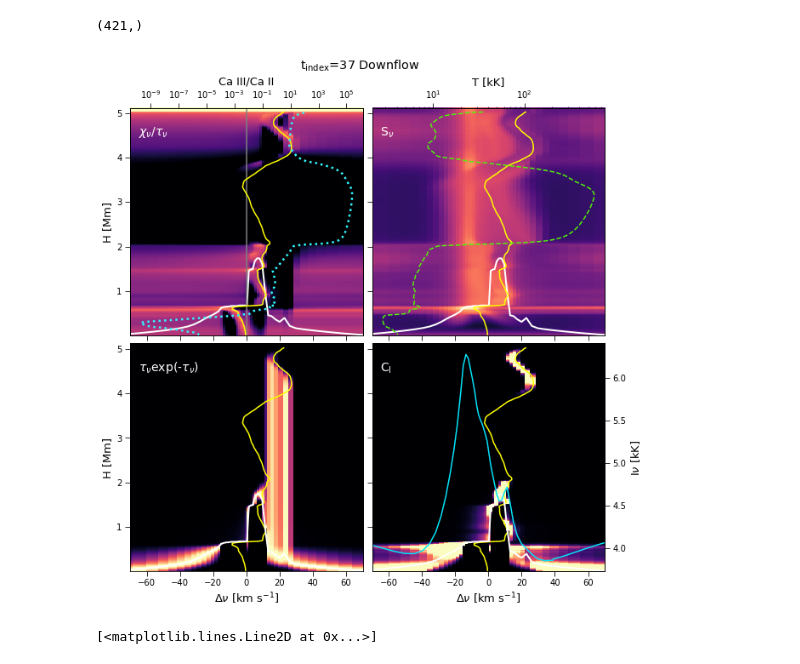
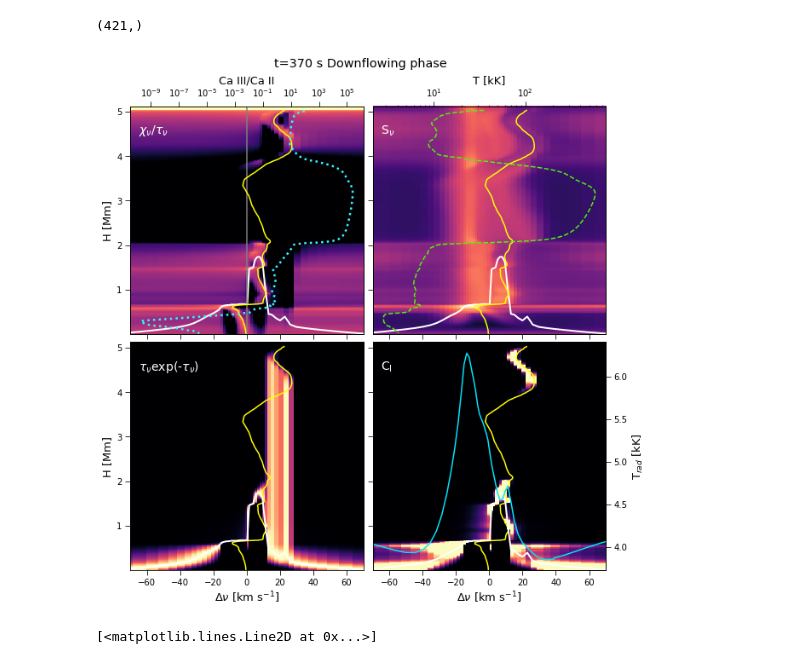
Before and after one commit to souvikita/Bifrost-simulation-analysis, a Jupyter notebook: Cont_func_Ca.ipynb, the cells around one changed output. Cells and saved outputs as stored; diff of their text form; code cells hidden in the pictures.

```diff
--- a/Cont_func_Ca.ipynb
+++ b/Cont_func_Ca.ipynb
@@ -343,7 +343,7 @@ z1[989:1410].shape
 xdopp_minmax=[-70,70]
 cmap1 = 'magma'
 fig, axs =plt.subplots(2,2,figsize=(10,10),facecolor='w', edgecolor='k')
-fig.suptitle(r't$_{\mathrm{index}}$=37 Downflow',va='center',y=0.95,size='x-large')
+fig.suptitle(r't=370 s Downflowing phase',va='center',y=0.95,size='x-large')
 fig.subplots_adjust(hspace = 0.04,wspace=0.04)
 axs=axs.ravel()
 
@@ -394,35 +394,35 @@ im2 = NonUniformImage(axs[2], interpolation='nearest', extent=[xdopp_minmax[0],x
 im2.set_data(x1,z1[:989:-1],np.flipud(np.squeeze((tau_factor_new_DRRE.T))))
 axs[2].set_xlim(-70,70)
 axs[2].set_ylim(z1[1410],5.11)
 axs[2].images.append(im2)
 axs[2].text(-65,4.5,r'$\tau_{\nu}$exp(-$\tau_{\nu}$)',color='white',size=14)
 axs[2].plot(-1*vel_juan[0,4866,37,989:1410]/1e3,z1[989:1410],color='yellow')
 axs[2].plot(dopp_cak,Tau_ht_new_DRRE[X_pix,Y_pix,indices[20:75]]/1e6,color='white',linewidth=2)
 axs[2].tick_params(direction='out', length=6,color='black')
 axs[2].set_ylabel('H [Mm]',fontsize=13)
 axs[2].set_xlabel(r'$\Delta$$\nu$ [km s$^{-1}$]',fontsize=13)
 
 norm4 = cm.colors.Normalize(vmax=7e-16, vmin=0)
 im3 = NonUniformImage(axs[3], interpolation='nearest', extent=[xdopp_minmax[0],xdopp_minmax[1],z1[1410],z1[989]],cmap=cmap1,norm=norm4)
 im3.set_data(x1,z1[:989:-1],np.flipud(np.squeeze((C_I_DRRE.T))))
 axs[3].set_xlim(-70,70)
 axs[3].set_ylim(z1[1410],5.11)
 axs[3].images.append(im3)
 axs[3].text(-65,4.5,r'C$_{\mathrm{I}}$',color='white',size=14)
 axs[3].plot(-1*vel_juan[0,4866,37,989:1410]/1e3,z1[989:1410],color='yellow')
 axs[3].plot(dopp_cak,Tau_ht_new_DRRE[X_pix,Y_pix,indices[20:75]]/1e6,color='white',linewidth=2)
 axs[3].tick_params(direction='out', length=6,color='black')
 axs[3].set_yticklabels([])
 axs[3].set_xlabel(r'$\Delta$$\nu$ [km s$^{-1}$]',fontsize=13)
 
 ax3=axs[3].twinx()
 #color ='tab:black'
-ax3.set_ylabel(r'I$\nu$ [kK]',fontsize=13)
+ax3.set_ylabel(r'T$_{rad}$ [kK]',fontsize=13)
 ax3.plot(dopp_cak,T_brightness_DRRE/1e3,color='#03E5FA')
 ax3.tick_params(direction='out', length=6,color='black')
 plt.savefig('/mn/stornext/d9/souvikb/paper5_results/Cont_func_DRRE_Ca.pdf',dpi=400,format='pdf',bbox_inches = 'tight',pad_innches=0.1)
 # %% [output]
-[figure, old version]
+[figure, new version]
 # %%
 plt.plot(dopp_cak,Tau_ht_new_DRRE[8,0,indices[20:75]]/1e6,color='black',linewidth=2)
 # %% [output]
```
Also changed, not shown: parts of 3 cells of this notebook.
